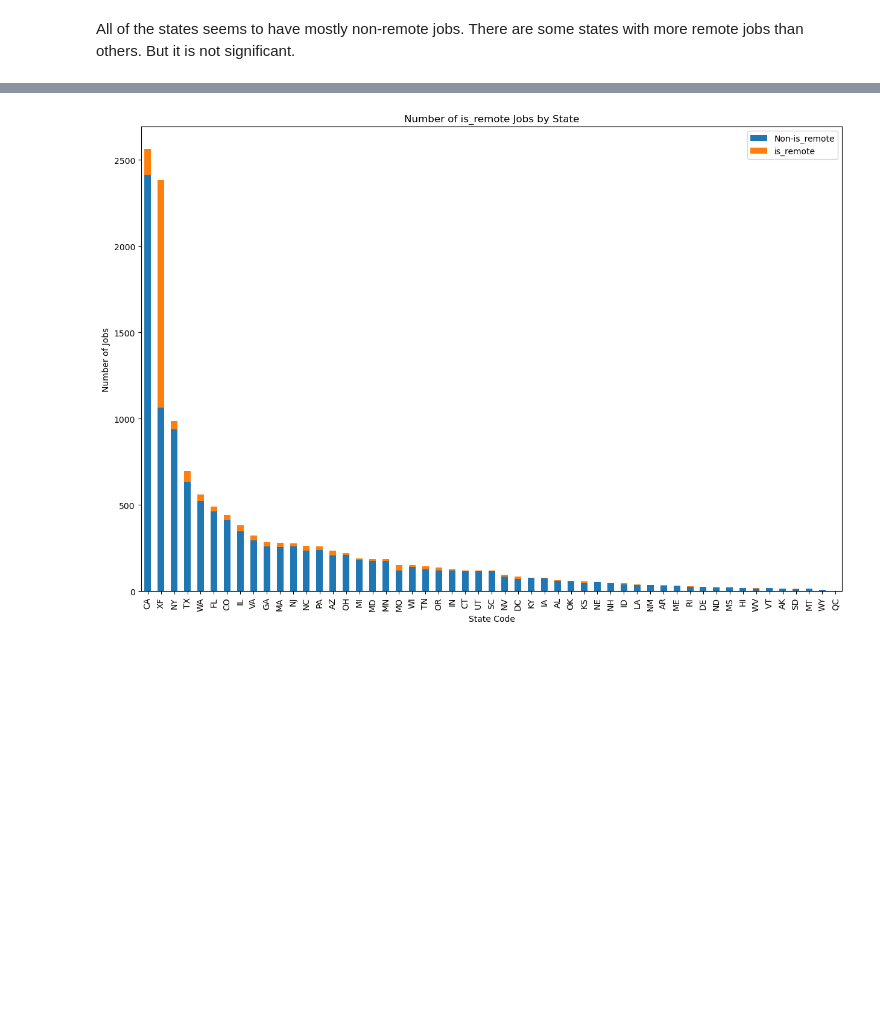
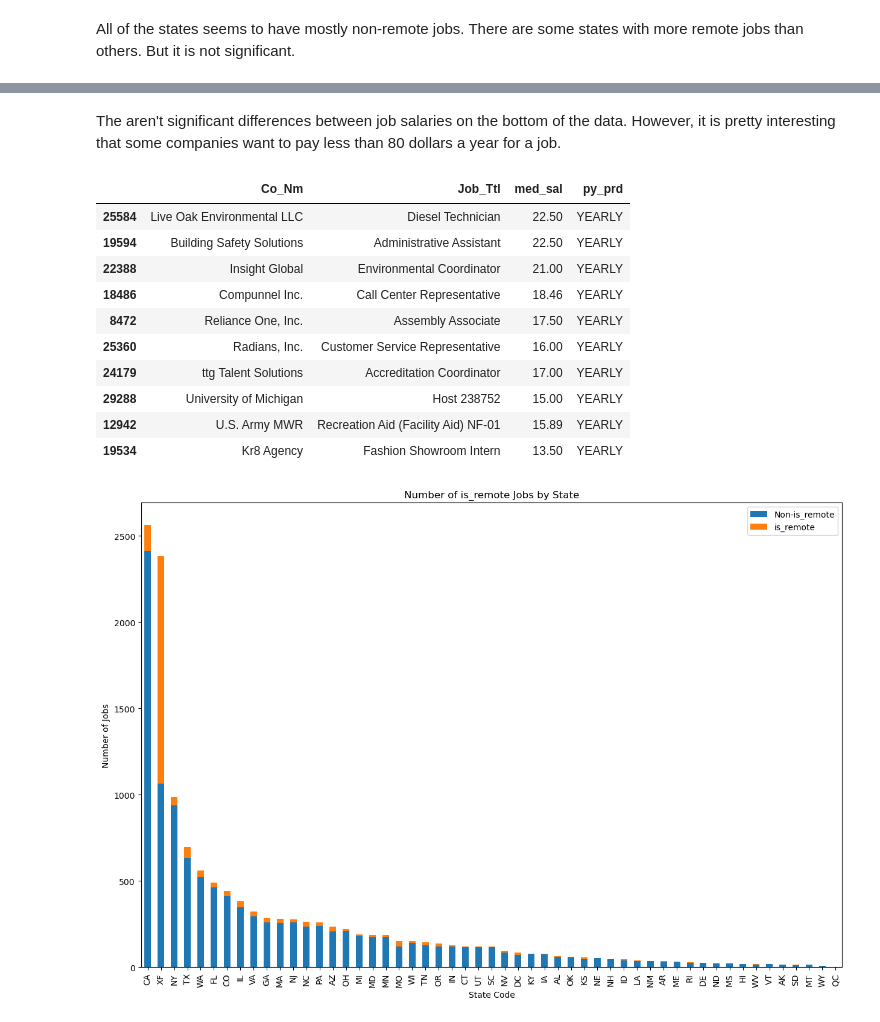
Before and after one commit to Qubi0-0/LinkedInJobSalaryPredict, a Jupyter notebook: jobs_eda.ipynb, the cells around one changed output, grey strips where cells are left out. Saved outputs shown, nothing was run; the diff lists cells and outputs as text; code cells hidden in the pictures; blank space fills up the shorter version.

```diff
--- a/jobs_eda.ipynb
+++ b/jobs_eda.ipynb
@@ -211,3 +212,19 @@ Salary: 415000.0
+# %% [markdown]
+The aren't significant differences between job salaries on the bottom of the data. However, it is pretty interesting that some companies want to pay less than 80 dollars a year for a job.
+# %%
+worst_percent_jobs[['Co_Nm','Job_Ttl', 'med_sal', 'py_prd']].tail(10)
+# %% [output]
+|  | Co_Nm | Job_Ttl | med_sal | py_prd |
+| 25584 | Live Oak Environmental LLC | Diesel Technician | 22.50 | YEARLY |
+| 19594 | Building Safety Solutions | Administrative Assistant | 22.50 | YEARLY |
+| 22388 | Insight Global | Environmental Coordinator | 21.00 | YEARLY |
+| 18486 | Compunnel Inc. | Call Center Representative | 18.46 | YEARLY |
+| 8472 | Reliance One, Inc. | Assembly Associate | 17.50 | YEARLY |
+| 25360 | Radians, Inc. | Customer Service Representative | 16.00 | YEARLY |
+| 24179 | ttg Talent Solutions | Accreditation Coordinator | 17.00 | YEARLY |
+| 29288 | University of Michigan | Host 238752 | 15.00 | YEARLY |
+| 12942 | U.S. Army MWR | Recreation Aid (Facility Aid) NF-01 | 15.89 | YEARLY |
+| 19534 | Kr8 Agency | Fashion Showroom Intern | 13.50 | YEARLY |
 # %%
 plot_remote_jobs_by_state(jobs_with_salary_df_filtered)
 # %% [output]
```
Also changed, not shown: parts of 4 cells of this notebook.
